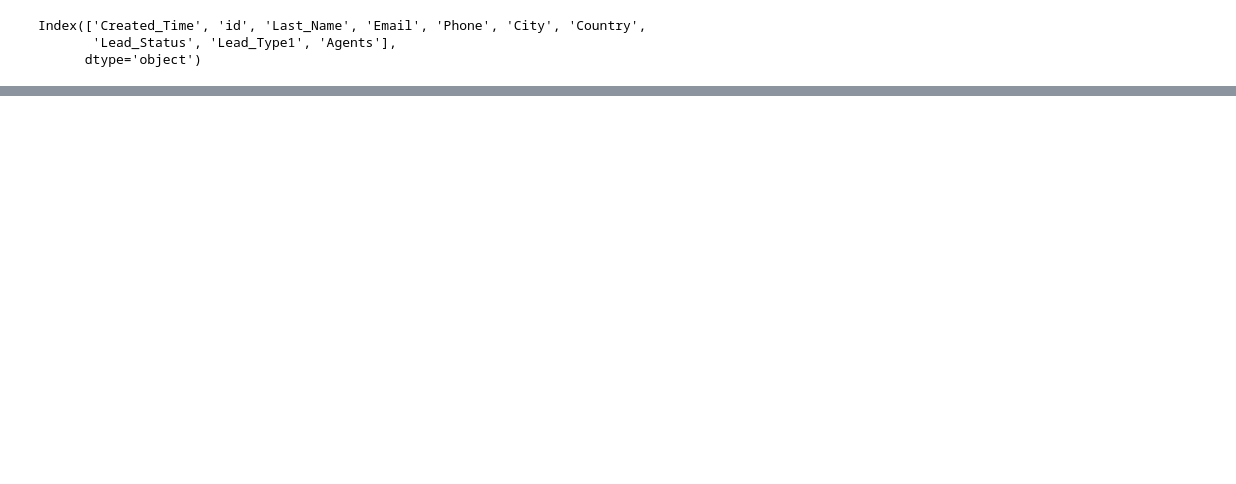
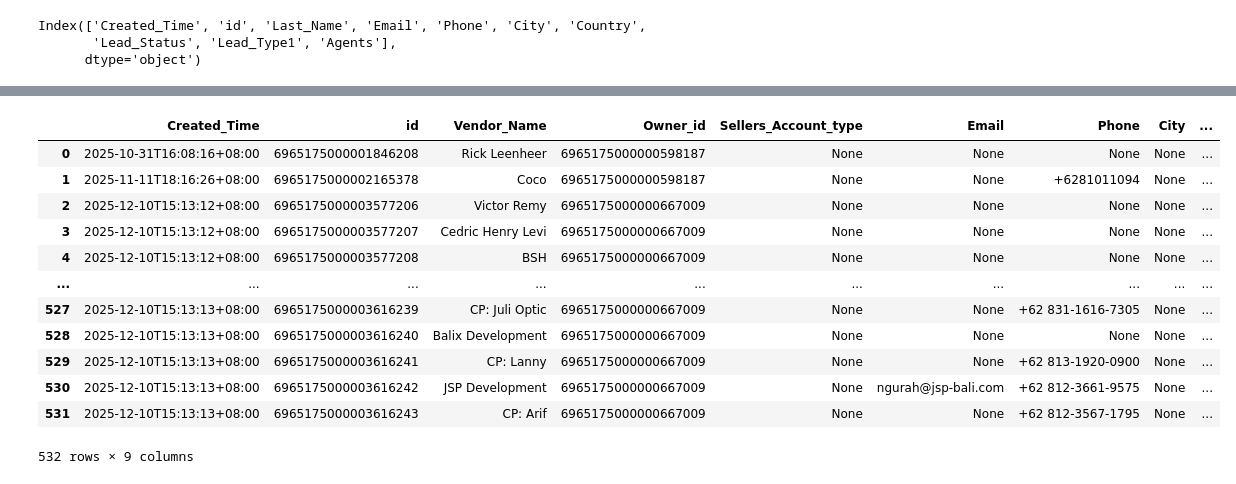
Before and after one commit to fajarfat1195/property, a Jupyter notebook: zoho_crm/zoho_crm_app.ipynb, the cells around one changed output, grey strips where cells are left out. Saved outputs shown, nothing was run; the diff lists cells and outputs as text; code cells hidden in the pictures; blank space fills up the shorter version.

```diff
--- a/zoho_crm/zoho_crm_app.ipynb
+++ b/zoho_crm/zoho_crm_app.ipynb
@@ -64,0 +78,32 @@ df.to_excel(r'/Users/dewiindahpurnama_/Documents/Python/property-data/fetch-lead
+# %%
+# filtered_df.columns
+
+seller_cols = [
+    "Created_Time",
+    "id",
+    "Vendor_Name",
+    "Owner_id",
+    "Sellers_Account_type",
+    "Email",
+    "Phone",
+    "City",
+    "Country"
+]
+# %%
+seller_df = crm.get_seller_account_data(crm_token, seller_cols)
+# df.fillna('empty', inplace=True)
+seller_df
+# %% [output]
+|  | Created_Time | id | Vendor_Name | Owner_id | Sellers_Account_type | Email | Phone | City | ... |
+| 0 | 2025-10-31T16:08:16+08:00 | 6965175000001846208 | Rick Leenheer | 6965175000000598187 | None | None | None | None | ... |
+| 1 | 2025-11-11T18:16:26+08:00 | 6965175000002165378 | Coco | 6965175000000598187 | None | None | +6281011094 | None | ... |
+| 2 | 2025-12-10T15:13:12+08:00 | 6965175000003577206 | Victor Remy | 6965175000000667009 | None | None | None | None | ... |
+| 3 | 2025-12-10T15:13:12+08:00 | 6965175000003577207 | Cedric Henry Levi | 6965175000000667009 | None | None | None | None | ... |
+| 4 | 2025-12-10T15:13:12+08:00 | 6965175000003577208 | BSH | 6965175000000667009 | None | None | None | None | ... |
+| ... | ... | ... | ... | ... | ... | ... | ... | ... | ... |
+| 527 | 2025-12-10T15:13:13+08:00 | 6965175000003616239 | CP: Juli Optic | 6965175000000667009 | None | None | +62 831-1616-7305 | None | ... |
+| 528 | 2025-12-10T15:13:13+08:00 | 6965175000003616240 | Balix Development | 6965175000000667009 | None | None | None | None | ... |
+| 529 | 2025-12-10T15:13:13+08:00 | 6965175000003616241 | CP: Lanny | 6965175000000667009 | None | None | +62 813-1920-0900 | None | ... |
+| 530 | 2025-12-10T15:13:13+08:00 | 6965175000003616242 | JSP Development | 6965175000000667009 | None | ngurah@jsp-bali.com | +62 812-3661-9575 | None | ... |
+| 531 | 2025-12-10T15:13:13+08:00 | 6965175000003616243 | CP: Arif | 6965175000000667009 | None | None | +62 812-3567-1795 | None | ... |
+532 rows × 9 columns
```
Also changed, not shown: parts of 7 cells of this notebook, 3 other files.
